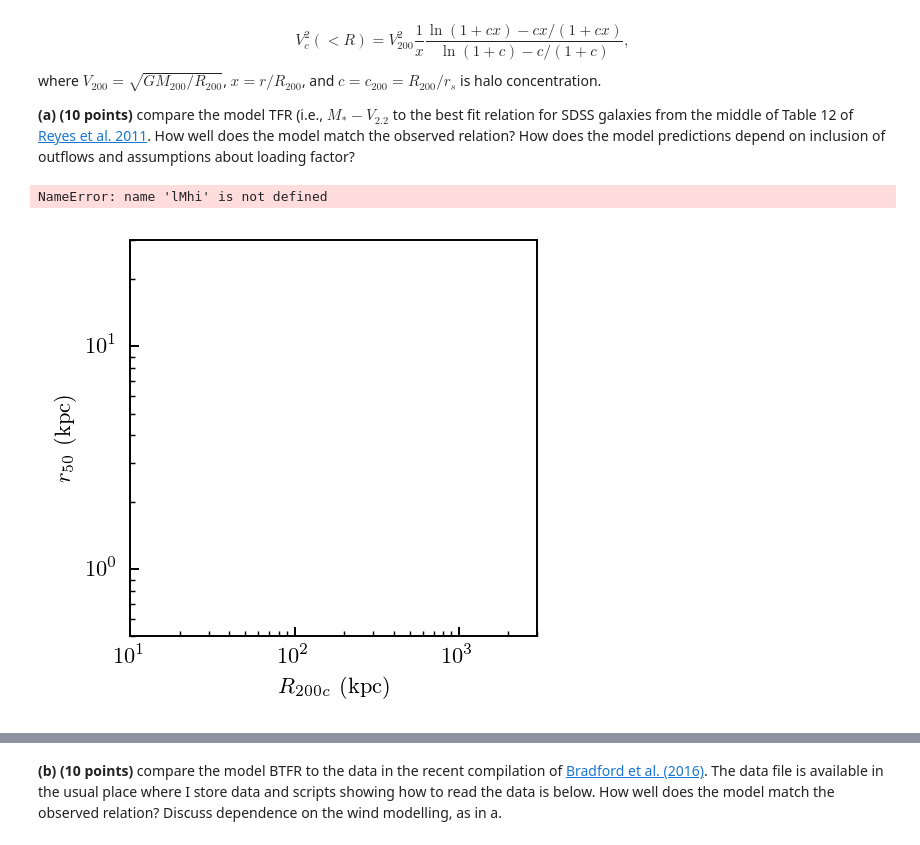
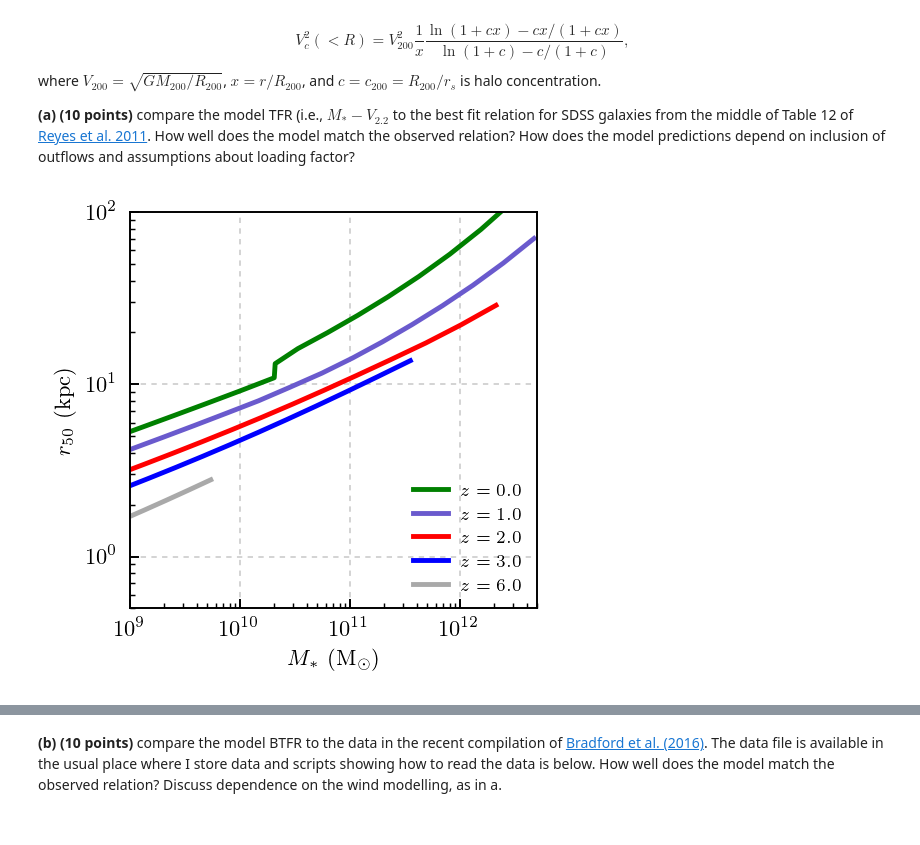
Before and after one commit to tjhoyt/galaxies_hw, a Jupyter notebook: hw6_hoyt_taylor.ipynb, the cells around one changed output, grey strips where cells are left out. Cells and saved outputs as stored; diff of their text form; code cells hidden in the pictures.

```diff
--- a/hw6_hoyt_taylor.ipynb
+++ b/hw6_hoyt_taylor.ipynb
@@ -488,46 +522,45 @@ where $V_{200}=\sqrt{GM_{200}/R_{200}}$, $x=r/R_{200}$, and $c=c_{200}=R_{200}/r
 
 <b>(a) (10 points)</b> compare the model TFR (i.e., $M_*-V_{2.2}$ to the best fit relation for SDSS galaxies from the middle of Table 12 of <a href="http://adsabs.harvard.edu/abs/2011MNRAS.417.2347R">Reyes et al. 2011</a>. How well does the model match the observed relation? How does the model predictions depend on inclusion of outflows and assumptions about loading factor?
 # %%
-#
-# plot r50-R200c for test at different zrelation for the model and compare it to r50=0.02R200c that fits the observations well
-#
+########################################################################
+
+# PROBLEM 2.1.1. Plot r50-M*
+
+########################################################################
+
+### Reproduce result from HW5.
+
+
+# plot r50-M*
+
 fig = plt.figure(figsize=(3, 3))
 plot_pretty()
 plt.ylabel(r'$r_{50}\ \rm (kpc)$')
-plt.xlabel(r'$R_{200c}\ \rm (kpc)$')
-plt.xlim(10., 3000.); plt.ylim(0.5, 30.);
+plt.xlabel(r'$M_{*}\ \rm (M_\odot)$')
+ylims = [0.5,100.]
+xlims = [1.e9, 5e12]
+plt.xlim(xlims)
+plt.ylim(ylims)
 plt.xscale('log'); plt.yscale('log')
 
 z_plot = np.array([0., 1.0, 2.0, 3.0, 6.0])
 zcolors = ['green', 'slateblue', 'red', 'blue', 'darkgray']
 
 # use existing grid calculation to calculate r50 at each point
+model = 'Muratov15_3.6'
+lMh  = windDict[model].lMhdomain
+lMsi = windDict[model].logMsgrid
+r50i = windDict[model].r50grid
 for i, zplot in enumerate(z_plot):
-    Mhz = 10.**lMhi(np.log10(1.0+zplot),lMh)
+    Msz = 10.**lMsi(np.log10(1.0+zplot),lMh)
+    rhz = 10.**r50i(np.log10(1.0+zplot),lMh)
     tplot = cosmo.age(zplot)
-    rhz = []
-    for M in Mhz:
-        g = gmodel_r50(t = tplot, Mh = M, Mg = None, Ms = None, MZ = None,
-                       Z_IGM = Z_IGM, sfrmodel = 'gaslinear', tausf = 2.0,
-                       ac='off', cosmo = cosmo, verbose = False)
-        rhz.append(g.r50(tplot))
-    Mhhz = Mhz * cosmo.h
-    cvir = concentration(Mhhz, 'vir', zplot, model='diemer15')
-    M200c, R200c, c200c = changeMassDefinition(Mhhz, cvir, zplot, 'vir', '200c')
-
-    plt.plot(R200c/cosmo.h, rhz, c=zcolors[i], lw=2.0, label=r'$z=%1.1f$'%zplot)
-
-lR200model = np.linspace(1., 3., 10)
-R200model = 10.**lR200model
-etar = 0.045
-r50model = etar * R200model
-
-plt.plot(R200model, r50model, '--', c='gray', lw=2.0, label=r'$r_{50}=%1.3fR_{200}$'%etar)
+    Msz = Msz * cosmo.h
+    plt.plot(Msz, rhz, c=zcolors[i], lw=2.0, label=r'$z=%1.1f$'%zplot)
 
 plt.legend(frameon=False, loc='lower right', fontsize=7)
 plt.grid(linestyle=':', c='lightgray')
 #plt.savefig('fig/msr50_nofbk.pdf',bbox_inches='tight')
 plt.show()
 # %% [output]
-NameError: name 'lMhi' is not defined
-[figure, old version]
+[figure, new version]
```
Also changed, not shown: parts of 18 cells of this notebook.
